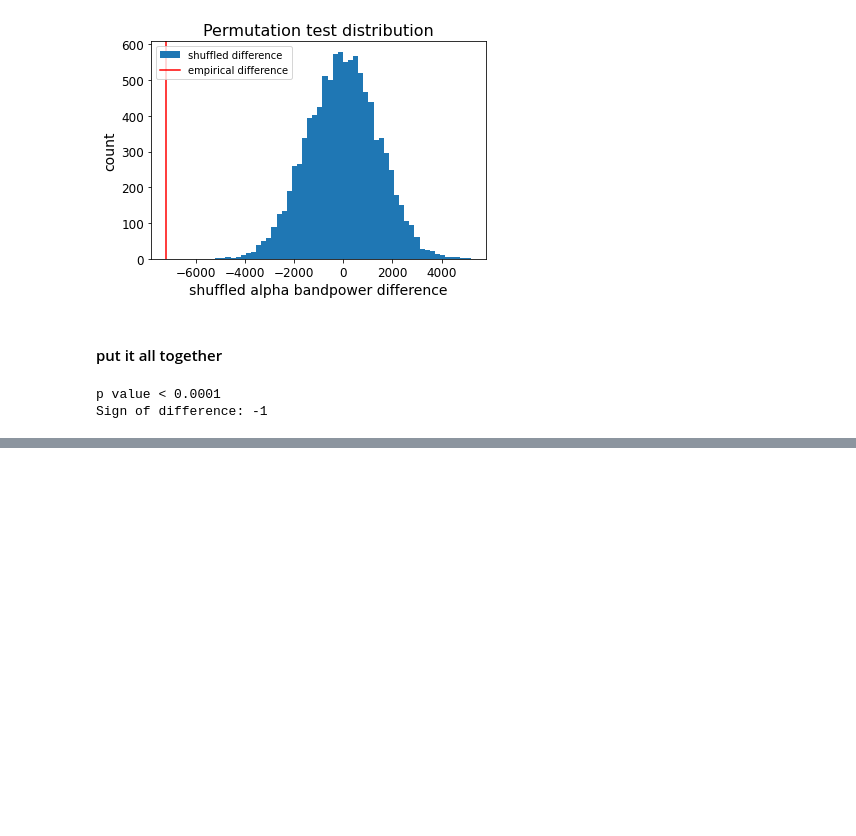
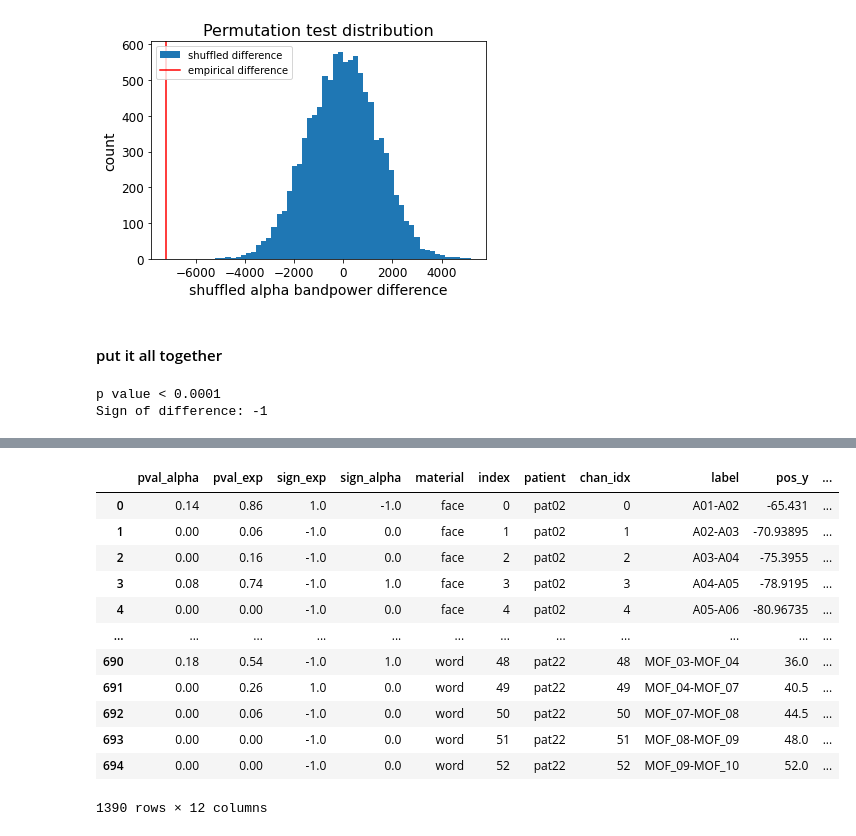
Before and after one commit to voytekresearch/oscillation_vs_exponent, a Jupyter notebook: notebooks/task_mod.ipynb, the cells around one changed output, grey strips where cells are left out. Drawn from its saved outputs; the diff is of its cells as text; code cells hidden in the pictures; blank space fills up the shorter version.

```diff
--- a/notebooks/task_mod.ipynb
+++ b/notebooks/task_mod.ipynb
@@ -370,0 +517,5 @@ Sign of difference: -1
+# %%
+# load channel info
+chan_info = np.load(f'{PROJECT_PATH}/data/ieeg_metadata/ieeg_channel_info.pkl',
+    allow_pickle=True)
+chan_info
@@ -370,0 +536,35 @@ Sign of difference: -1
+# %%
+# load permutation statistical results
+# NOTE: step 6 has been updated to export a df of these results across all files with the info of interest
+# Step 6 must still be re-run for both memory conditions
+
+dfs = []
+for material in ['face', 'word']:
+    # load results and convert to dataframe
+    df = pd.DataFrame()
+    data_in = np.load(f"{PROJECT_PATH}/data/ieeg_stats/permutation_test/group_stats_{material}_knee.npz")
+    for var in data_in.files:
+        df[var] = data_in[var]
+    df['material'] = material
+
+    # combine with channel info
+    df = df.join(chan_info)
+
+    dfs.append(df)
+
+df_perm = pd.concat(dfs)
+df_perm
+# %% [output]
+|  | pval_alpha | pval_exp | sign_exp | sign_alpha | material | index | patient | chan_idx | label | pos_y | ... |
+| 0 | 0.14 | 0.86 | 1.0 | -1.0 | face | 0 | pat02 | 0 | A01-A02 | -65.431 | ... |
+| 1 | 0.00 | 0.06 | -1.0 | 0.0 | face | 1 | pat02 | 1 | A02-A03 | -70.93895 | ... |
+| 2 | 0.00 | 0.16 | -1.0 | 0.0 | face | 2 | pat02 | 2 | A03-A04 | -75.3955 | ... |
+| 3 | 0.08 | 0.74 | -1.0 | 1.0 | face | 3 | pat02 | 3 | A04-A05 | -78.9195 | ... |
+| 4 | 0.00 | 0.00 | -1.0 | 0.0 | face | 4 | pat02 | 4 | A05-A06 | -80.96735 | ... |
+| ... | ... | ... | ... | ... | ... | ... | ... | ... | ... | ... | ... |
+| 690 | 0.18 | 0.54 | -1.0 | 1.0 | word | 48 | pat22 | 48 | MOF_03-MOF_04 | 36.0 | ... |
+| 691 | 0.00 | 0.26 | 1.0 | 0.0 | word | 49 | pat22 | 49 | MOF_04-MOF_07 | 40.5 | ... |
+| 692 | 0.00 | 0.06 | -1.0 | 0.0 | word | 50 | pat22 | 50 | MOF_07-MOF_08 | 44.5 | ... |
+| 693 | 0.00 | 0.00 | -1.0 | 0.0 | word | 51 | pat22 | 51 | MOF_08-MOF_09 | 48.0 | ... |
+| 694 | 0.00 | 0.00 | -1.0 | 0.0 | word | 52 | pat22 | 52 | MOF_09-MOF_10 | 52.0 | ... |
+1390 rows × 12 columns
```
Also changed, not shown: parts of 14 cells of this notebook.
